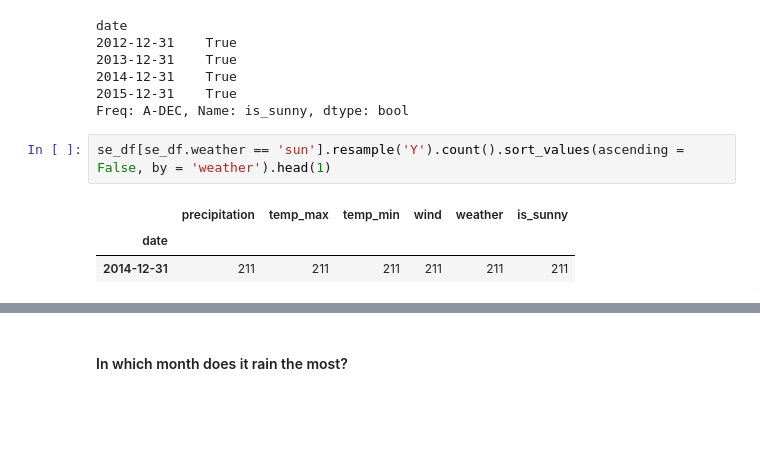
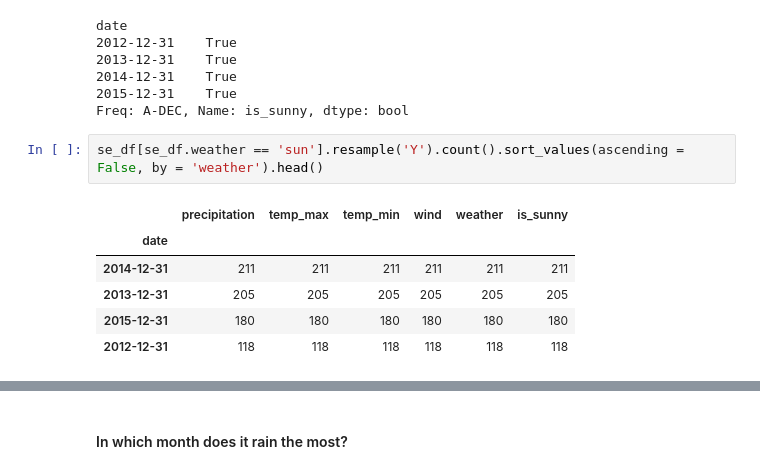
Before and after one commit to lukewbecker/time-series-exercises, a Jupyter notebook: time_series_manipulation.ipynb, the cells around one changed output, grey strips where cells are left out. Drawn from its saved outputs; the diff is of its cells as text; blank space fills up the shorter version.

```diff
--- a/time_series_manipulation.ipynb
+++ b/time_series_manipulation.ipynb
@@ -418,8 +403,11 @@ date
 2015-12-31    True
 Freq: A-DEC, Name: is_sunny, dtype: bool
 # %%
-se_df[se_df.weather == 'sun'].resample('Y').count().sort_values(ascending = False, by = 'weather').head(1)
+se_df[se_df.weather == 'sun'].resample('Y').count().sort_values(ascending = False, by = 'weather').head()
 # %% [output]
 |  | precipitation | temp_max | temp_min | wind | weather | is_sunny |
 | date |  |  |  |  |  |  |
 | 2014-12-31 | 211 | 211 | 211 | 211 | 211 | 211 |
+| 2013-12-31 | 205 | 205 | 205 | 205 | 205 | 205 |
+| 2015-12-31 | 180 | 180 | 180 | 180 | 180 | 180 |
+| 2012-12-31 | 118 | 118 | 118 | 118 | 118 | 118 |
```
Also changed, not shown: parts of 52 cells of this notebook.
